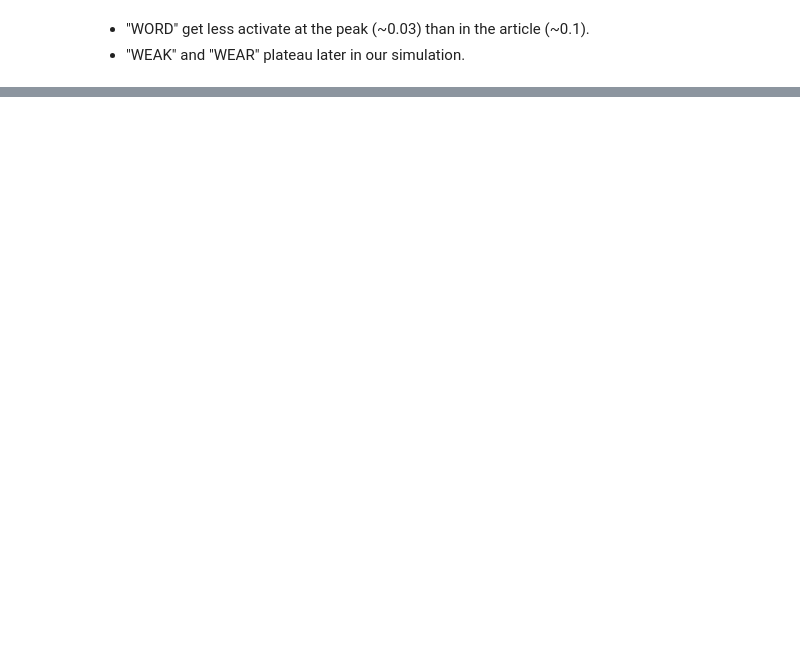
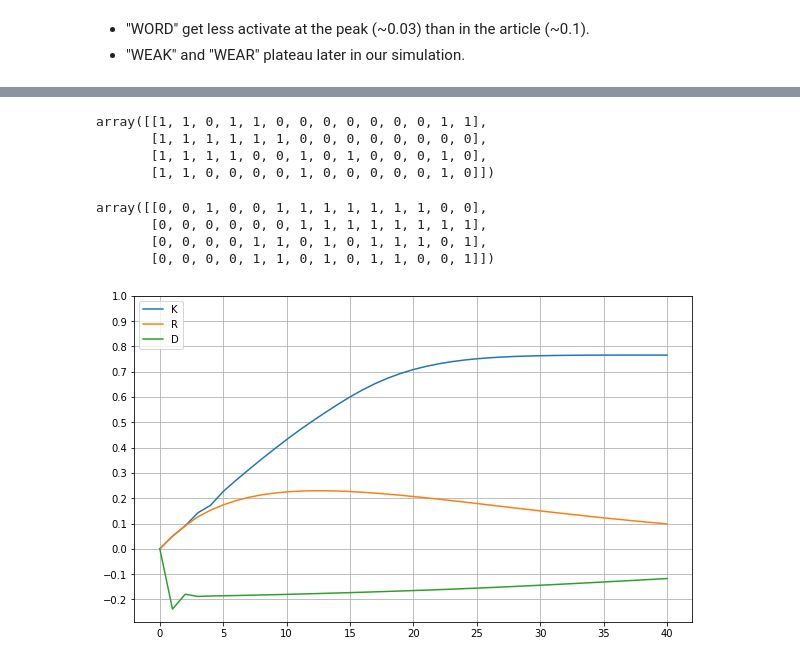
Before and after one commit to kalenkovich/cognitive-models-code, a Jupyter notebook: 01_interactive-activation-model/04_test-worr-vs-word.ipynb, the cells around one changed output, grey strips where cells are left out. Saved outputs shown, nothing was run; the diff lists cells and outputs as text; code cells hidden in the pictures; blank space fills up the shorter version.

Commit message:
First attempt at adding absence detectors

```diff
--- a/01_interactive-activation-model/04_test-worr-vs-word.ipynb
+++ b/01_interactive-activation-model/04_test-worr-vs-word.ipynb
@@ -91,0 +163,26 @@ plt.yticks(np.arange(-0.2, 1.1, 0.1));
+# %%
+ambiguous_input_present_features = np.array([
+    features_binary['W'],
+    features_binary['O'],
+    features_binary['R'],
+    rk_common_features
+])
+ambiguous_input_present_features
+# %% [output]
+array([[1, 1, 0, 1, 1, 0, 0, 0, 0, 0, 0, 0, 1, 1],
+       [1, 1, 1, 1, 1, 1, 0, 0, 0, 0, 0, 0, 0, 0],
+       [1, 1, 1, 1, 0, 0, 1, 0, 1, 0, 0, 0, 1, 0],
+       [1, 1, 0, 0, 0, 0, 1, 0, 0, 0, 0, 0, 1, 0]])
+# %%
+ambiguous_input_absent_features = np.array([
+    1 - np.array(features_binary['W']),
+    1 - np.array(features_binary['O']),
+    1 - np.array(features_binary['R']),
+    rk_common_absent_features
+])
+ambiguous_input_absent_features
+# %% [output]
+array([[0, 0, 1, 0, 0, 1, 1, 1, 1, 1, 1, 1, 0, 0],
+       [0, 0, 0, 0, 0, 0, 1, 1, 1, 1, 1, 1, 1, 1],
+       [0, 0, 0, 0, 1, 1, 0, 1, 0, 1, 1, 1, 0, 1],
+       [0, 0, 0, 0, 1, 1, 0, 1, 0, 1, 1, 0, 0, 1]])
@@ -91,0 +200,19 @@ plt.yticks(np.arange(-0.2, 1.1, 0.1));
+# %%
+letter_activations_history = dict(K=[], R = [], D = [])
+word_activations_history = dict(WORK=[], WORD=[], WEAK=[], WEAR=[])
+
+iam_with_absence_detectors.reset_nodes()
+present_ambiguous_input_2()
+
+take_snapshot_2()
+for _ in range(40):
+    iam_with_absence_detectors.run_cycle()
+    take_snapshot_2()
+# %%
+plt.figure(figsize=(10, 6))
+plt.plot(np.array(list(letter_activations_history.values())).T)
+plt.legend(list(letter_activations_history.keys()), loc='upper left')
+plt.grid()
+plt.yticks(np.arange(-0.2, 1.1, 0.1));
+# %% [output]
+[figure, added]
```
Also changed, not shown: parts of 12 cells of this notebook, 1 other file.
